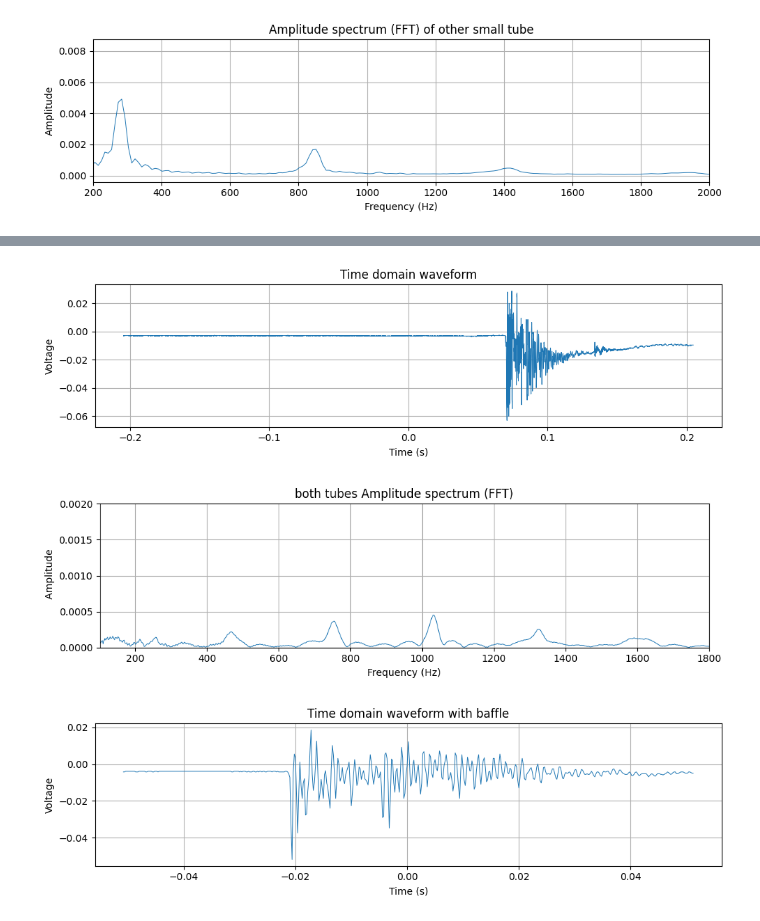
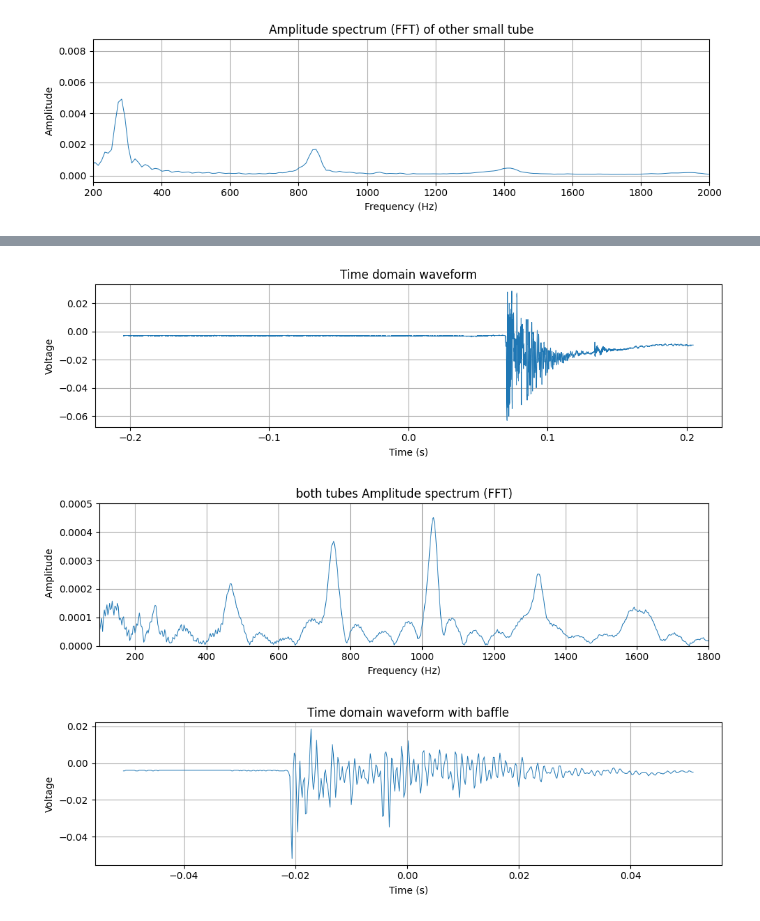
Before and after one commit to massiegabe/Acousticsproject, a Jupyter notebook: New Setup/Smalltube.ipynb, the cells around one changed output, grey strips where cells are left out. Drawn from its saved outputs; the diff is of its cells as text; code cells hidden in the pictures.

```diff
--- a/New Setup/Smalltube.ipynb
+++ b/New Setup/Smalltube.ipynb
@@ -893,35 +908,35 @@ voltage = df['voltage'].to_numpy()
 plt.figure(figsize=(10, 3))
 plt.plot(time, voltage, linewidth=0.7)
 plt.xlabel('Time (s)')
 plt.ylabel('Voltage')
 plt.title('Time domain waveform')
 plt.grid(True)
 plt.tight_layout()
 plt.show()
 
 # Compute FFT
 dt = np.mean(np.diff(time))           # sampling interval
 fs = 1.0 / dt                         # sampling frequency
 N = len(voltage)
 yf = np.fft.rfft(voltage)
 xf = np.fft.rfftfreq(N, d=dt)
 amp = np.abs(yf) / N                  # amplitude spectrum (normalized)
 
 # Plot amplitude spectrum
 plt.figure(figsize=(10, 3))
 plt.plot(xf, amp, linewidth=0.7)
 plt.xlim(0, fs/2)
 plt.xlabel('Frequency (Hz)')
 plt.xlim(100,1800)
-plt.ylim(0, 0.002)
+plt.ylim(0, 0.0005)
 plt.ylabel(' Amplitude')
 plt.title('both tubes Amplitude spectrum (FFT)')
 plt.grid(True)
 plt.tight_layout()
 plt.show()
 # %% [output]
 [figure]
-[figure, old version]
+[figure, new version]
 # %%
 filepath = 'withbaffle.csv'
 try:
```
Also changed, not shown: parts of 5 cells of this notebook, 3 other files.
